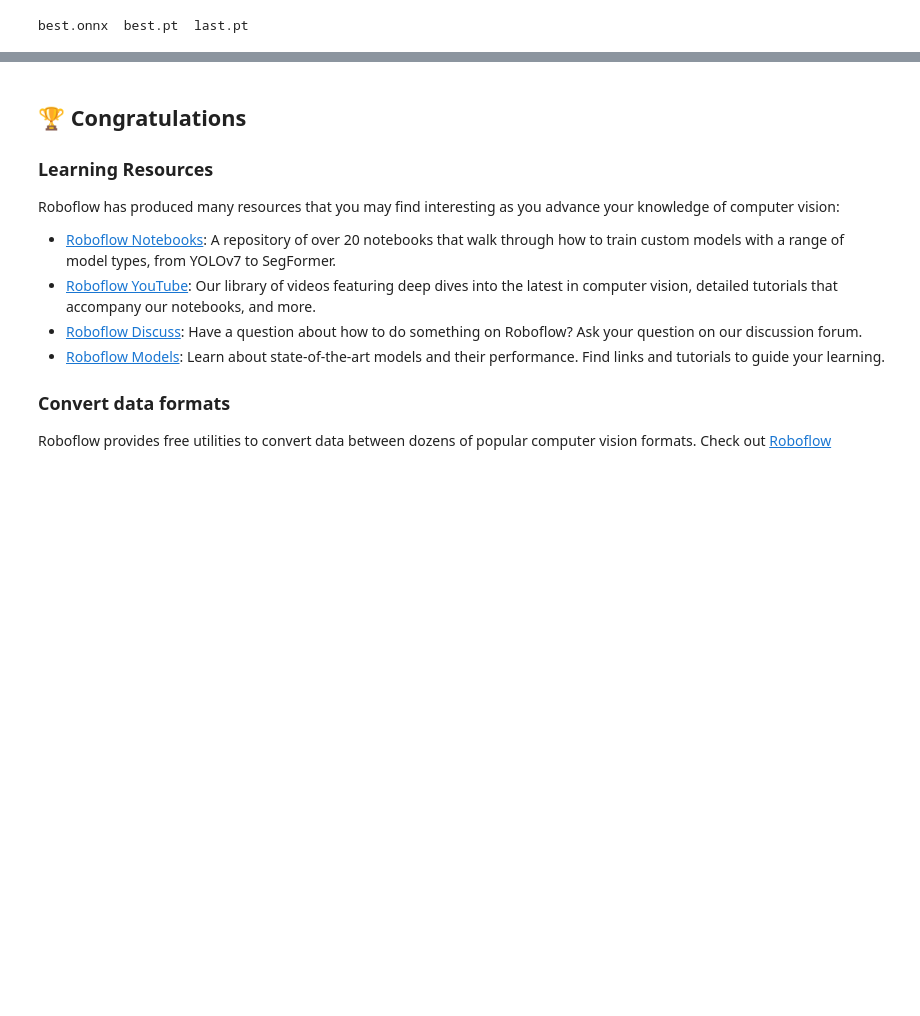
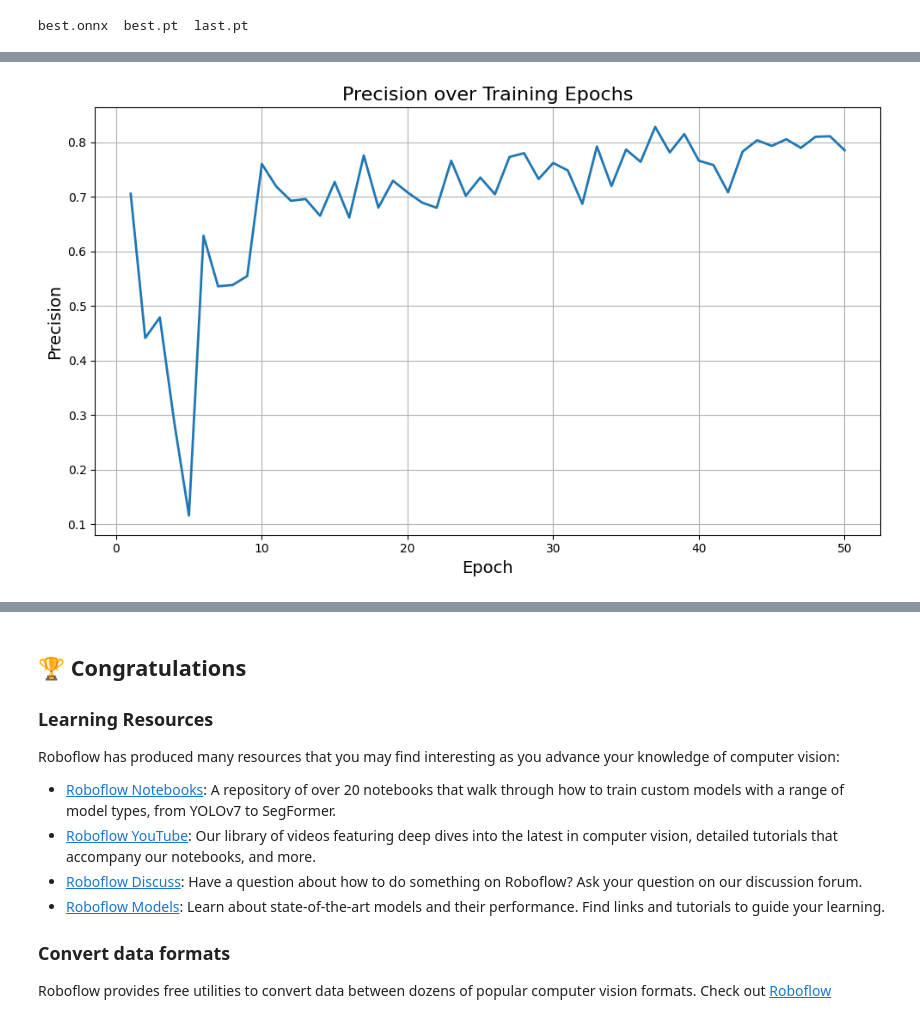
Before and after one commit to afifaabbasi08/disaster-dashboard-disportal, a Jupyter notebook: notebooks/train-yolov8-object-detection-on-custom-dataset.ipynb, the cells around one changed output, grey strips where cells are left out. Cells and saved outputs as stored; diff of their text form; code cells hidden in the pictures; blank space fills up the shorter version.

```diff
--- a/notebooks/train-yolov8-object-detection-on-custom-dataset.ipynb
+++ b/notebooks/train-yolov8-object-detection-on-custom-dataset.ipynb
@@ -566,0 +603,21 @@ files.download('/content/runs/detect/train/weights/best.onnx')
+# %%
+import pandas as pd
+import matplotlib.pyplot as plt
+
+df = pd.read_csv('/content/runs/detect/train/results.csv')
+
+plt.figure(figsize=(10,6))
+plt.plot(df['epoch'], df['metrics/precision(B)'], linewidth=2)
+
+plt.xlabel('Epoch', fontsize=14)
+plt.ylabel('Precision', fontsize=14)
+plt.title('Precision over Training Epochs', fontsize=16)
+
+plt.grid(True)
+
+plt.tight_layout()
+
+plt.savefig('precision_epoch.png', dpi=300, bbox_inches='tight')
+plt.show()
+# %% [output]
+[figure, added]
```
Also changed, not shown: parts of 8 cells of this notebook.
